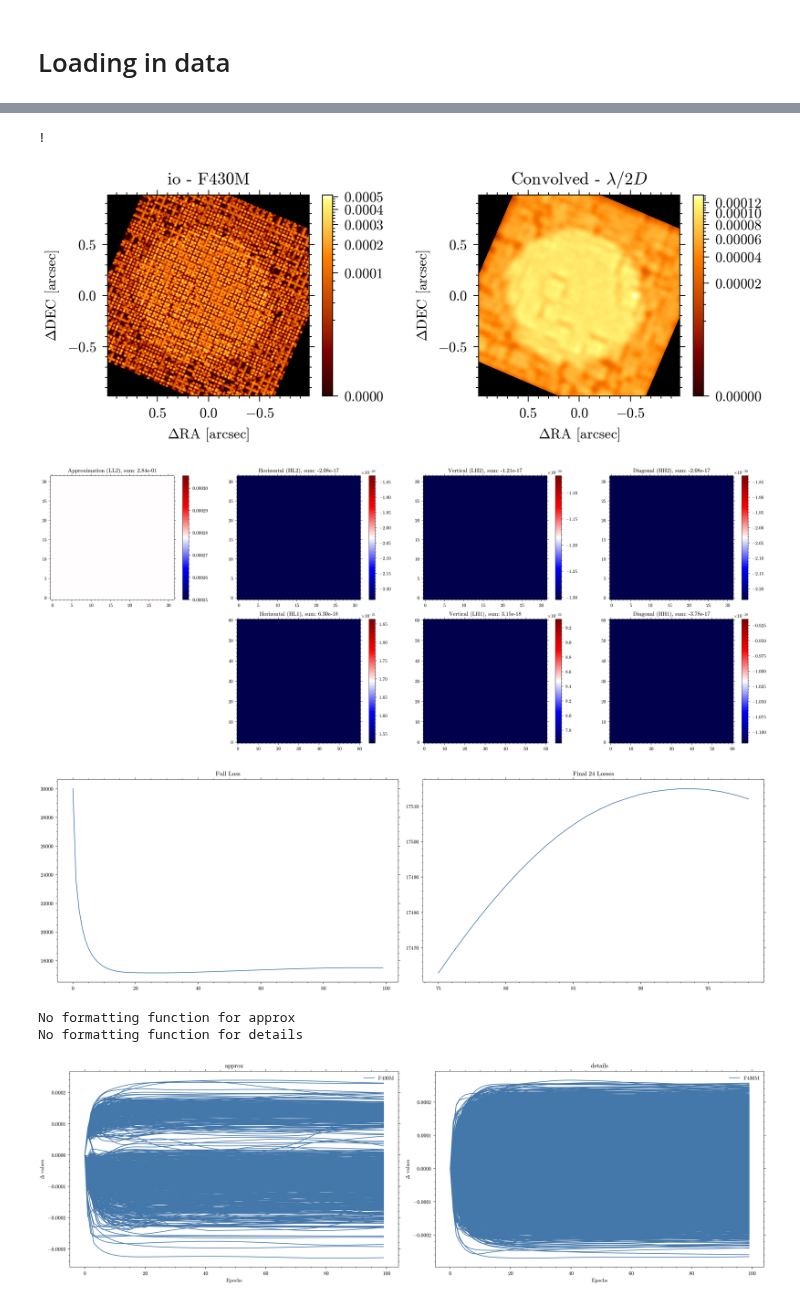
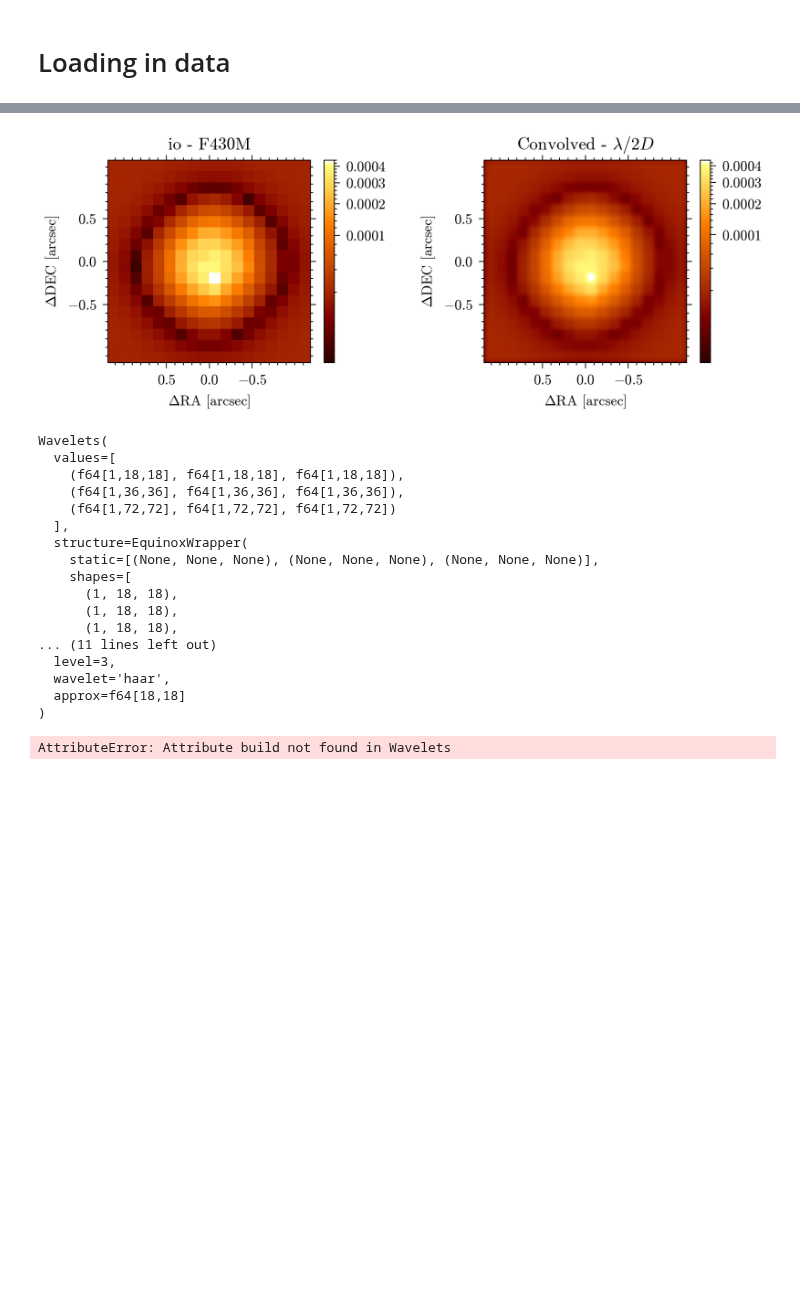
Before and after one commit to maxecharles/dorito_notebooks, a Jupyter notebook: io_wavelets.ipynb, the cells around one changed output, grey strips where cells are left out. Cells and saved outputs as stored; diff of their text form; code cells hidden in the pictures; blank space fills up the shorter version.

Commit message:
waveletting

```diff
--- a/io_wavelets.ipynb
+++ b/io_wavelets.ipynb
@@ -217,22 +319,24 @@ def normalise_wavelets(model, model_params, args, key):
 # %%
-n_epoch = 100
+n_epoch = 300
 
 config = {
     # "positions": sgd(2e-1, 0),
+    "fluxes": sgd(5e-1, 0),
     # "fluxes": sgd(5e-1, 2),
     # "aberrations": sgd(5e-2, 4),
     # "log_distribution": adam(2e-2, 7),  # , (10, 0.25), b1=0.7),
     # "positions": sgd(2e-2, 5),
-    "fluxes": sgd(2e-2, 0),
+    # "fluxes": sgd(2e-2, 0),
     # "log_distribution": adam(2e-2, 5),  # , (10, 0.25), b1=0.7),
     # "one_on_fs": sgd(1e2, 6),
-    "approx": adam(5e-5, 0),
-    "details": adam(5e-5, 0),
+    # "approx": adam(1e-5, 0),
+    "approx": adam(3e-2, 8),
+    "details": adam(5e-8, 15),
     # "source_spectrum.coefficients": sgd(1e-1, 5),
 }
 
 reg_dict = {
-    "L1": 1.0e-3,
+    "L1": 1.0e4,
     # "L1": 5.0e-4,
     # "L2": None,
     # "TV": None,
@@ -245,7 +349,8 @@ args = {
     "reg_dict": reg_dict,
     # # "reg_func_dict": dorito.stats.reg_func_dict,
     "reg_func_dict": {
-        "L1": dorito.stats.L1_on_wavelets,
+        # "L1": dorito.stats.L1_on_wavelets,
+        "L1": L1_on_wavelets,
         "QV": dorito.stats.TSV,
         "ME": dorito.stats.ME,
     },
@@ -264,6 +369,7 @@ final_model, losses, state, histories = amigo.fitting.optimise(
     loss_fn=dorito.stats.regularised_loss_fn,
     epochs=n_epoch,
     print_grads=False,
+    eps=1e-2,
 )
 
 # balance = dorito.stats.prior_data_balance(final_model, fits[-1], args)
@@ -321,7 +412,6 @@ for exp in fits:
 
     try:
         if not flag:
-            print("!")
             try:
                 dist = final_model.get_distribution(exp)
             except:
@@ -332,7 +422,7 @@ for exp in fits:
             c0 = dorito.plotting.plot_result(
                 ax[0],
                 dist,
-                roll_angle_degrees=-rolls[exp.filename],
+                # roll_angle_degrees=-rolls[exp.filename],
                 cmap="afmhot_10u",
                 power=0.3,
                 # model=final_model,
@@ -346,40 +436,71 @@ for exp in fits:
                 dorito.misc.blur_distribution(dist, final_model, exp, factor=0.5),
                 cmap="afmhot_10u",
                 power=0.3,
-                roll_angle_degrees=-rolls[exp.filename],
+                vmin=None,
+                # roll_angle_degrees=-rolls[exp.filename],
                 # model=hdb_final_model,
             )
             fig.colorbar(c1, ax=ax[1])
 
             fig.colorbar(c0)
             ax[0].set_title(f"io - {exp.filter}")
             ax[1].set(title=r"Convolved - $\lambda / 2D$")
 
             plt.tight_layout()
             # plt.savefig(save_dir + f"{time}.png", dpi=300)
             # plt.close()
             plt.show()
         # flag = True
     except:
         continue
 
-level2_plot([final_model.wavelets.approx, *final_model.wavelets.build])
+final_wavelets = fits[0].update_wavelets(final_model)
+final_wavelets.distribution
+
+# scaling distribution by flux
+scaled_dist = (
+    final_model.fluxes[fits[0].get_key("fluxes")] * final_wavelets.distribution
+)
+
+# converting scaled distribution to approx and details again
+# approx is not logged here
+
+
+APPROX, detail_tree = final_wavelets.wavelet_transform(scaled_dist)
+final_wavelets = final_wavelets.set(
+    ["approx", "values"], [np.log10(APPROX), detail_tree]
+)
+print(final_wavelets)
+wavelet_plot([np.log10(APPROX), *final_wavelets.build], level=final_wavelets.level)
+
 
 amigo.plotting.plot_losses(losses[0], start=int(n_epoch * 0.75))
 amigo.plotting.plot(histories)
 
 for exp in fits:
     exp.print_summary()
     amigo.plotting.summarise_fit(
         final_model,
         exp,
         # test_model,
     )
 # %% [output]
+[figure, new version]
-!
+Wavelets(
+  values=[
+    (f64[1,18,18], f64[1,18,18], f64[1,18,18]),
+    (f64[1,36,36], f64[1,36,36], f64[1,36,36]),
+    (f64[1,72,72], f64[1,72,72], f64[1,72,72])
+  ],
+  structure=EquinoxWrapper(
+    static=[(None, None, None), (None, None, None), (None, None, None)],
+    shapes=[
+      (1, 18, 18),
+      (1, 18, 18),
+      (1, 18, 18),
+... (11 lines left out)
+  level=3,
+  wavelet='haar',
+  approx=f64[18,18]
+)
-[figure, old version]
-[figure, removed]
-[figure, removed]
-No formatting function for approx
-No formatting function for details
+AttributeError: Attribute build not found in Wavelets
-[figure, removed]
```
Also changed, not shown: parts of 15 cells of this notebook.
